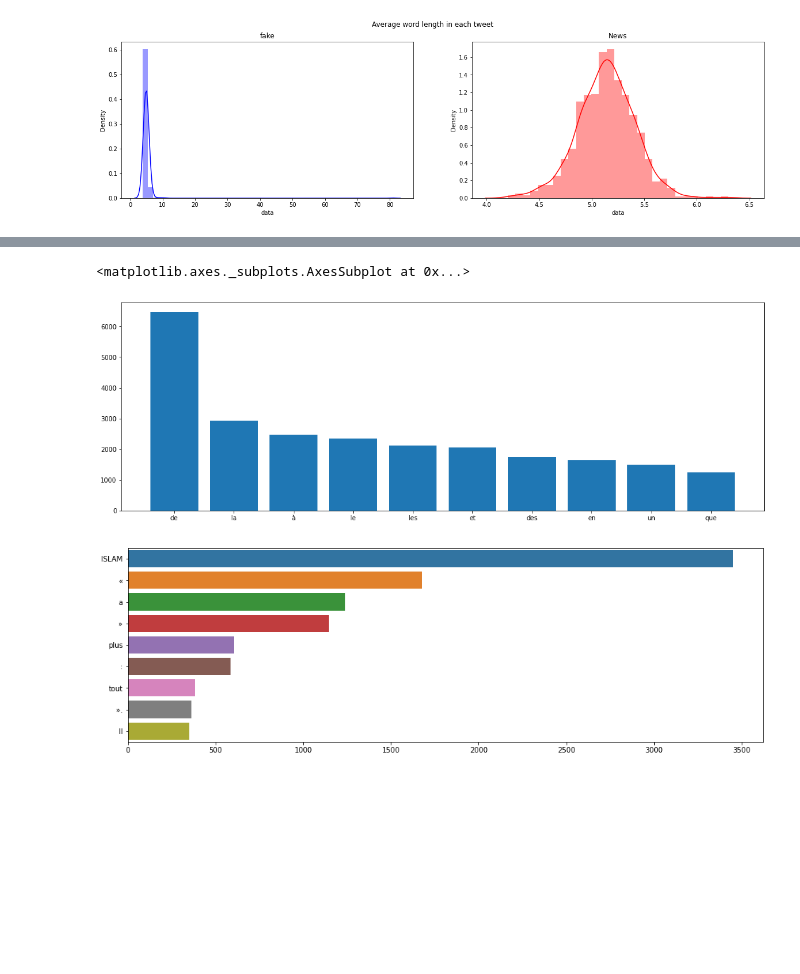
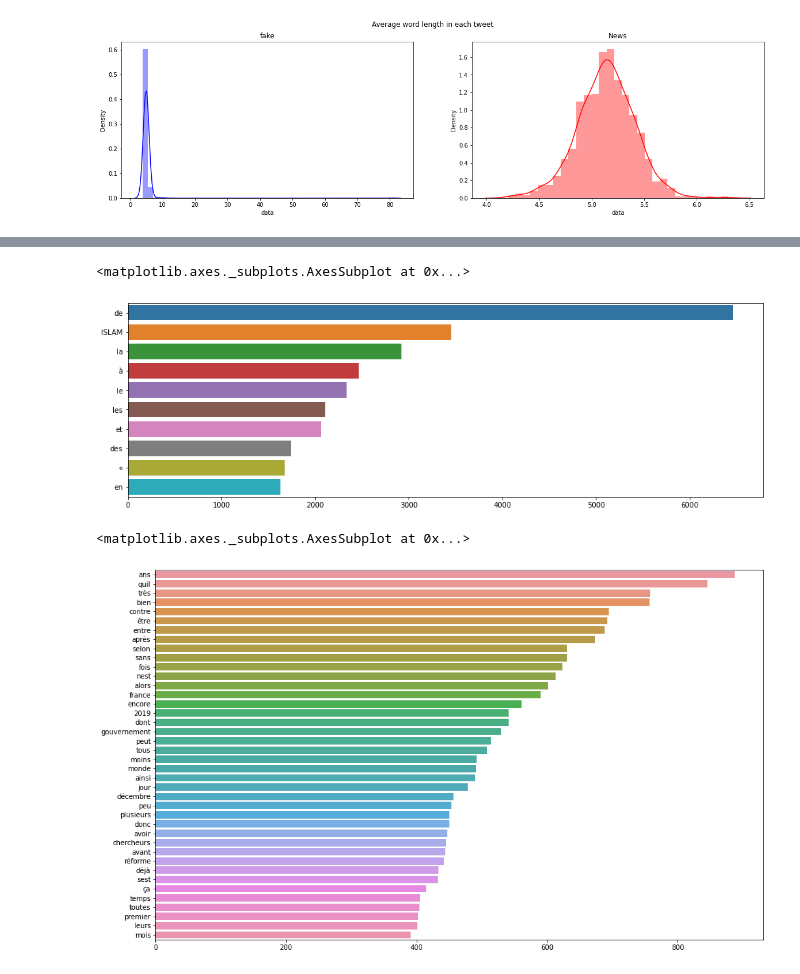
Before and after one commit to ValentinCord/HandsOnAI_2, a Jupyter notebook: NLP_DataAnalysis.ipynb, the cells around one changed output, grey strips where cells are left out. Saved outputs shown, nothing was run; the diff lists cells and outputs as text; code cells hidden in the pictures; blank space fills up the shorter version.

```diff
--- a/NLP_DataAnalysis.ipynb
+++ b/NLP_DataAnalysis.ipynb
@@ -139,6 +76,3 @@ len(tokens['input_ids'])
-# %%
-df_train['nb_tokens'] = df_train['data'].apply(lambda x: len(tokenizer.encode_plus(x, add_special_tokens = True)['input_ids']))
-df_test['nb_tokens'] = df_test['data'].apply(lambda x: len(tokenizer.encode_plus(x, add_special_tokens = True)['input_ids']))
 # %%
 fig,(ax1,ax2)=plt.subplots(2,2,figsize=(20,10))
 sns.histplot(data = df_train, x = 'len_data', hue = 'label', ax=ax1[0])
@@ -196,10 +120,10 @@ fig.suptitle('Average word length in each tweet')
 Text(0.5, 0.98, 'Average word length in each tweet')
 [figure]
 # %%
-def create_corpus(label):
+def create_corpus(df, label):
     corpus=[]
 
-    for x in df_train[df_train['label']==label]['data'].str.split():
+    for x in df[df['label']==label]['data'].str.split():
         for i in x:
             corpus.append(i)
     return corpus
@@ -211,25 +130,19 @@ array({'étés', 'seriez', 'étions', 'soyez', 'ou', 'serons', 'ayez', 'suis', '
 # %%
-corpus=create_corpus(0)
+corpus=create_corpus(df_train, 0)
 dic=defaultdict(int)
 for word in corpus:
-    if word in stop:
-        dic[word]+=1
+    dic[word]+=1
 
 top=sorted(dic.items(), key=lambda x:x[1],reverse=True)[:10]
-
-plt.rcParams['figure.figsize'] = (18.0, 6.0)
-x,y=zip(*top)
-plt.bar(x,y)
 
 plt.figure(figsize=(16,5))
 counter=Counter(corpus)
 most=counter.most_common()
 x=[]
 y=[]
-for word,count in most[:40]:
-    if (word not in stop) :
-        x.append(word)
-        y.append(count)
+for word,count in most[:10]:
+    x.append(word)
+    y.append(count)
 
 sns.barplot(x=y,y=x)
 # %% [output]
@@ -239,30 +151,21 @@ sns.barplot(x=y,y=x)
 # %%
-corpus=create_corpus(1)
-
+corpus=create_corpus(df_train, 1)
 dic=defaultdict(int)
 for word in corpus:
-    if word in stop:
-        dic[word]+=1
+    dic[word]+=1
 
 top=sorted(dic.items(), key=lambda x:x[1],reverse=True)[:10]
-
-
-plt.rcParams['figure.figsize'] = (18.0, 6.0)
-x,y=zip(*top)
-plt.bar(x,y)
 
 plt.figure(figsize=(16,5))
 counter=Counter(corpus)
 most=counter.most_common()
 x=[]
 y=[]
-for word,count in most[:40]:
-    if (word not in stop) :
-        x.append(word)
-        y.append(count)
+for word,count in most[:10]:
+    x.append(word)
+    y.append(count)
 
 sns.barplot(x=y,y=x)
 # %% [output]
 <matplotlib.axes._subplots.AxesSubplot at 0x...>
-[figure, old version]
+[figure, new version]
-[figure, removed]
@@ -268,0 +191,21 @@ sns.barplot(x=y,y=x)
+# %%
+corpus=create_corpus(df_train, 0)
+dic=defaultdict(int)
+for word in corpus:
+    dic[word]+=1
+
+top=sorted(dic.items(), key=lambda x:x[1],reverse=True)[:10]
+
+plt.figure(figsize=(16,10))
+counter=Counter(corpus)
+most=counter.most_common()
+x=[]
+y=[]
+for word,count in most[:40]:
+    x.append(word)
+    y.append(count)
+
+sns.barplot(x=y,y=x)
+# %% [output]
+<matplotlib.axes._subplots.AxesSubplot at 0x...>
+[figure, added]
```
Also changed, not shown: parts of 19 cells of this notebook.
